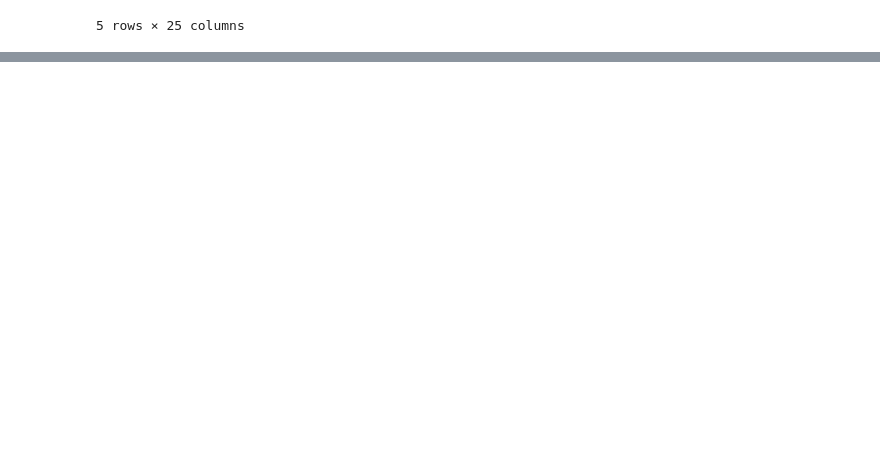
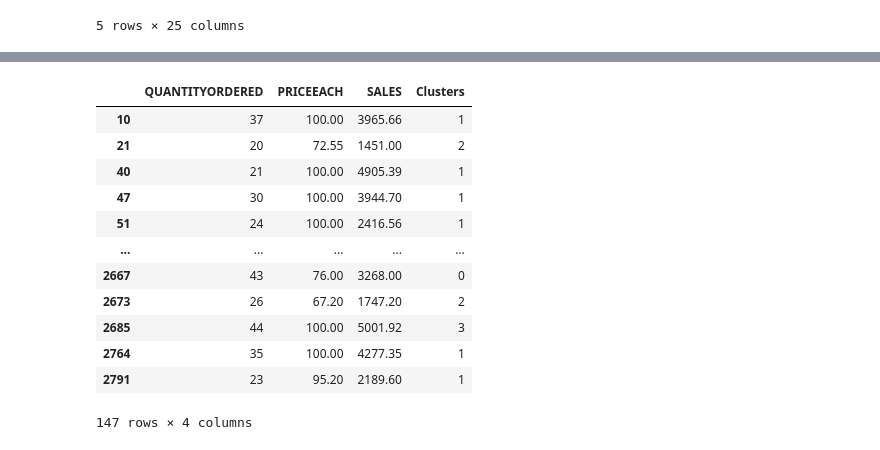
Before and after one commit to manavparmar044/BE-Assignments, a Jupyter notebook: Sem1/LP3/ML/assignment5.ipynb, the cells around one changed output, grey strips where cells are left out. Saved outputs shown, nothing was run; the diff lists cells and outputs as text; code cells hidden in the pictures; blank space fills up the shorter version.

```diff
--- a/Sem1/LP3/ML/assignment5.ipynb
+++ b/Sem1/LP3/ML/assignment5.ipynb
@@ -43,0 +96,19 @@ plt.show()
+# %%
+optimal_k = 4
+kmeans = KMeans(n_clusters=4)
+df['Clusters'] = kmeans.fit_predict(X_scaled)
+df[['QUANTITYORDERED','PRICEEACH','SALES','Clusters']]
+# %% [output]
+|  | QUANTITYORDERED | PRICEEACH | SALES | Clusters |
+| 10 | 37 | 100.00 | 3965.66 | 1 |
+| 21 | 20 | 72.55 | 1451.00 | 2 |
+| 40 | 21 | 100.00 | 4905.39 | 1 |
+| 47 | 30 | 100.00 | 3944.70 | 1 |
+| 51 | 24 | 100.00 | 2416.56 | 1 |
+| ... | ... | ... | ... | ... |
+| 2667 | 43 | 76.00 | 3268.00 | 0 |
+| 2673 | 26 | 67.20 | 1747.20 | 2 |
+| 2685 | 44 | 100.00 | 5001.92 | 3 |
+| 2764 | 35 | 100.00 | 4277.35 | 1 |
+| 2791 | 23 | 95.20 | 2189.60 | 1 |
+147 rows × 4 columns
```
Also changed, not shown: parts of 11 cells of this notebook.
